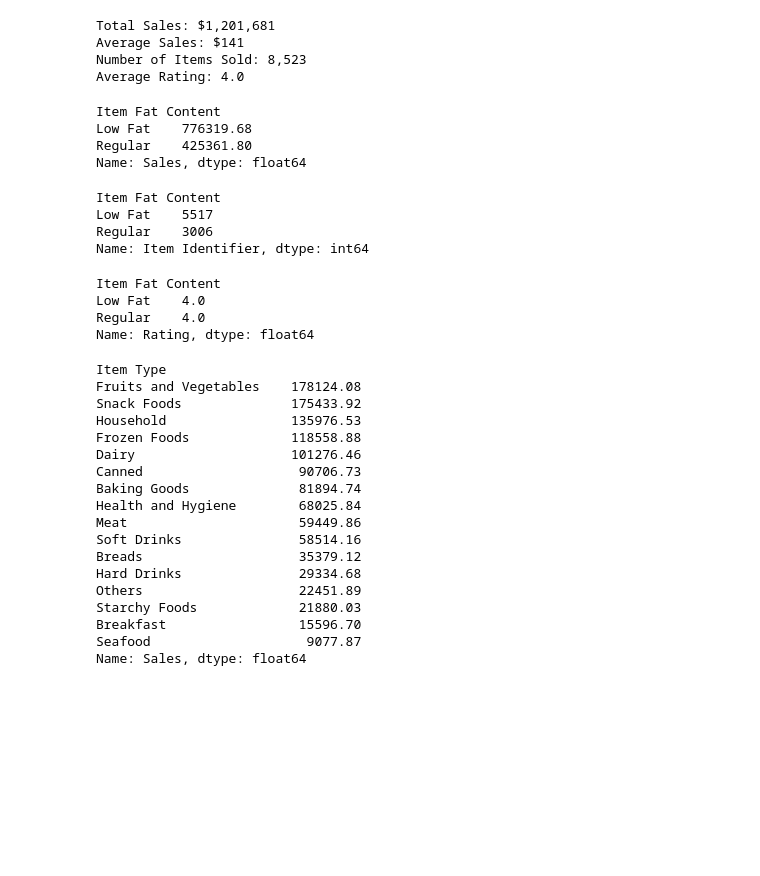
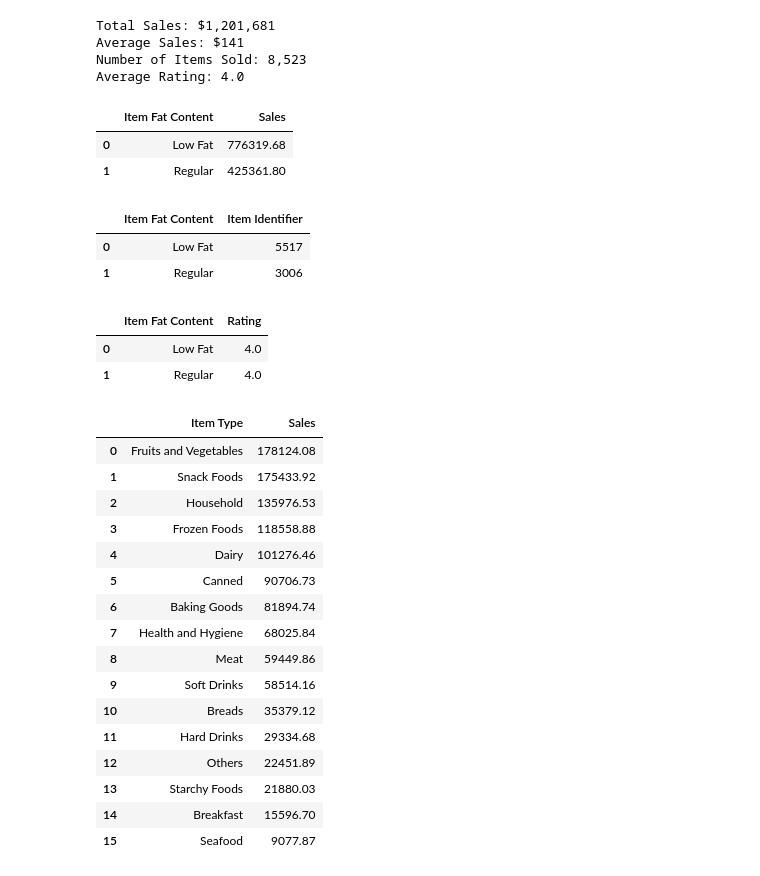
Before and after one commit to Akshay-Paunikar/Blinkit_Data_Analysis, a Jupyter notebook: blinkit_data_analysis.ipynb, the cells around one changed output. Saved outputs shown, nothing was run; the diff lists cells and outputs as text; code cells hidden in the pictures; blank space fills up the shorter version.

```diff
--- a/blinkit_data_analysis.ipynb
+++ b/blinkit_data_analysis.ipynb
@@ -170,46 +170,42 @@ Number of Items Sold: 8,523
 Average Rating: 4.0
 # %%
 # Item Fat Content vs Sales
-df.groupby('Item Fat Content')['Sales'].sum().round(2).sort_values(ascending=False)
+df.groupby('Item Fat Content')['Sales'].sum().round(2).sort_values(ascending=False).reset_index()
 # %% [output]
-Item Fat Content
-Low Fat    776319.68
-Regular    425361.80
-Name: Sales, dtype: float64
+|  | Item Fat Content | Sales |
+| 0 | Low Fat | 776319.68 |
+| 1 | Regular | 425361.80 |
 # %%
-df.groupby('Item Fat Content')['Item Identifier'].count()
+df.groupby('Item Fat Content')['Item Identifier'].count().reset_index()
 # %% [output]
-Item Fat Content
-Low Fat    5517
-Regular    3006
-Name: Item Identifier, dtype: int64
+|  | Item Fat Content | Item Identifier |
+| 0 | Low Fat | 5517 |
+| 1 | Regular | 3006 |
 # %%
-df.groupby('Item Fat Content')['Rating'].mean().round(0)
+df.groupby('Item Fat Content')['Rating'].mean().round(0).reset_index()
 # %% [output]
-Item Fat Content
-Low Fat    4.0
-Regular    4.0
-Name: Rating, dtype: float64
+|  | Item Fat Content | Rating |
+| 0 | Low Fat | 4.0 |
+| 1 | Regular | 4.0 |
 # %%
 # Item Type
-df.groupby('Item Type')['Sales'].sum().round(2).sort_values(ascending=False)
+df.groupby('Item Type')['Sales'].sum().round(2).sort_values(ascending=False).reset_index()
 # %% [output]
-Item Type
-Fruits and Vegetables    178124.08
-Snack Foods              175433.92
-Household                135976.53
-Frozen Foods             118558.88
-Dairy                    101276.46
-Canned                    90706.73
-Baking Goods              81894.74
-Health and Hygiene        68025.84
-Meat                      59449.86
-Soft Drinks               58514.16
-Breads                    35379.12
-Hard Drinks               29334.68
-Others                    22451.89
-Starchy Foods             21880.03
-Breakfast                 15596.70
-Seafood                    9077.87
-Name: Sales, dtype: float64
+|  | Item Type | Sales |
+| 0 | Fruits and Vegetables | 178124.08 |
+| 1 | Snack Foods | 175433.92 |
+| 2 | Household | 135976.53 |
+| 3 | Frozen Foods | 118558.88 |
+| 4 | Dairy | 101276.46 |
+| 5 | Canned | 90706.73 |
+| 6 | Baking Goods | 81894.74 |
+| 7 | Health and Hygiene | 68025.84 |
+| 8 | Meat | 59449.86 |
+| 9 | Soft Drinks | 58514.16 |
+| 10 | Breads | 35379.12 |
+| 11 | Hard Drinks | 29334.68 |
+| 12 | Others | 22451.89 |
+| 13 | Starchy Foods | 21880.03 |
+| 14 | Breakfast | 15596.70 |
+| 15 | Seafood | 9077.87 |
 # %%
```
Also changed, not shown: parts of 6 cells of this notebook.
